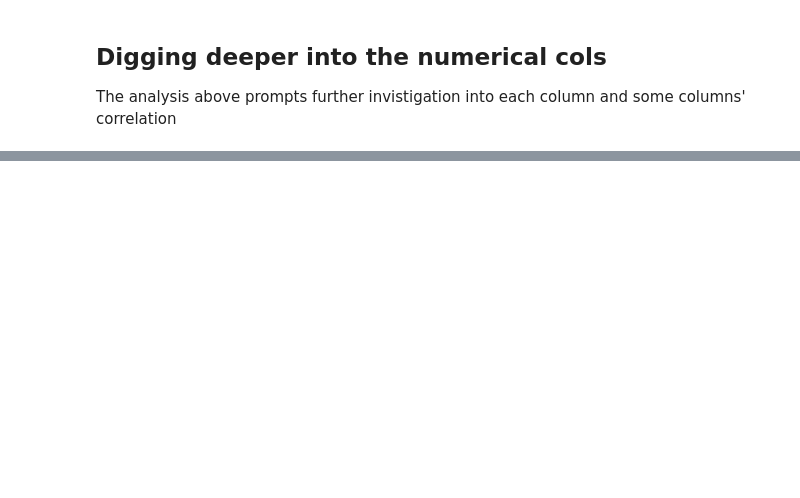
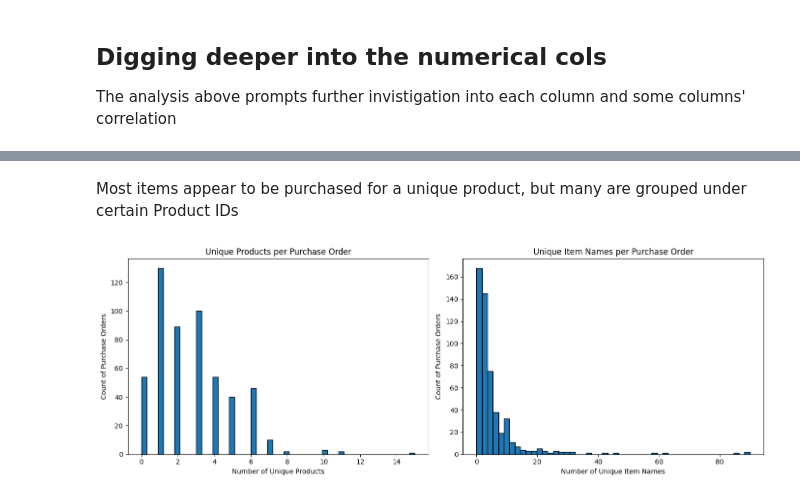
Before and after one commit to abodeza/Purchase_Data_Analysis, a Jupyter notebook: notebooks/EDA.ipynb, the cells around one changed output, grey strips where cells are left out. Cells and saved outputs as stored; diff of their text form; code cells hidden in the pictures; blank space fills up the shorter version.

```diff
--- a/notebooks/EDA.ipynb
+++ b/notebooks/EDA.ipynb
@@ -139,0 +376,28 @@ These follow an oddly similar distribution, let's see if they exactly match
+# %% [markdown]
+Most items appear to be purchased for a unique product, but many are grouped under certain Product IDs
+# %%
+# Unique product count per purchase order
+products_per_order = df.groupby("Purchase Order ID")["Product ID"].nunique()
+
+# Unique item name count per purchase order
+items_per_order = df.groupby("Purchase Order ID")["Item Name"].nunique()
+
+# Side-by-side plots
+fig, axes = plt.subplots(1, 2, figsize=(14, 5))
+
+# Products per order
+axes[0].hist(products_per_order, bins=50, edgecolor='k')
+axes[0].set_title("Unique Products per Purchase Order")
+axes[0].set_xlabel("Number of Unique Products")
+axes[0].set_ylabel("Count of Purchase Orders")
+
+# Items per order
+axes[1].hist(items_per_order, bins=50, edgecolor='k')
+axes[1].set_title("Unique Item Names per Purchase Order")
+axes[1].set_xlabel("Number of Unique Item Names")
+axes[1].set_ylabel("Count of Purchase Orders")
+
+plt.tight_layout()
+plt.show()
+# %% [output]
+[figure, added]
```
Also changed, not shown: parts of 62 cells of this notebook.
